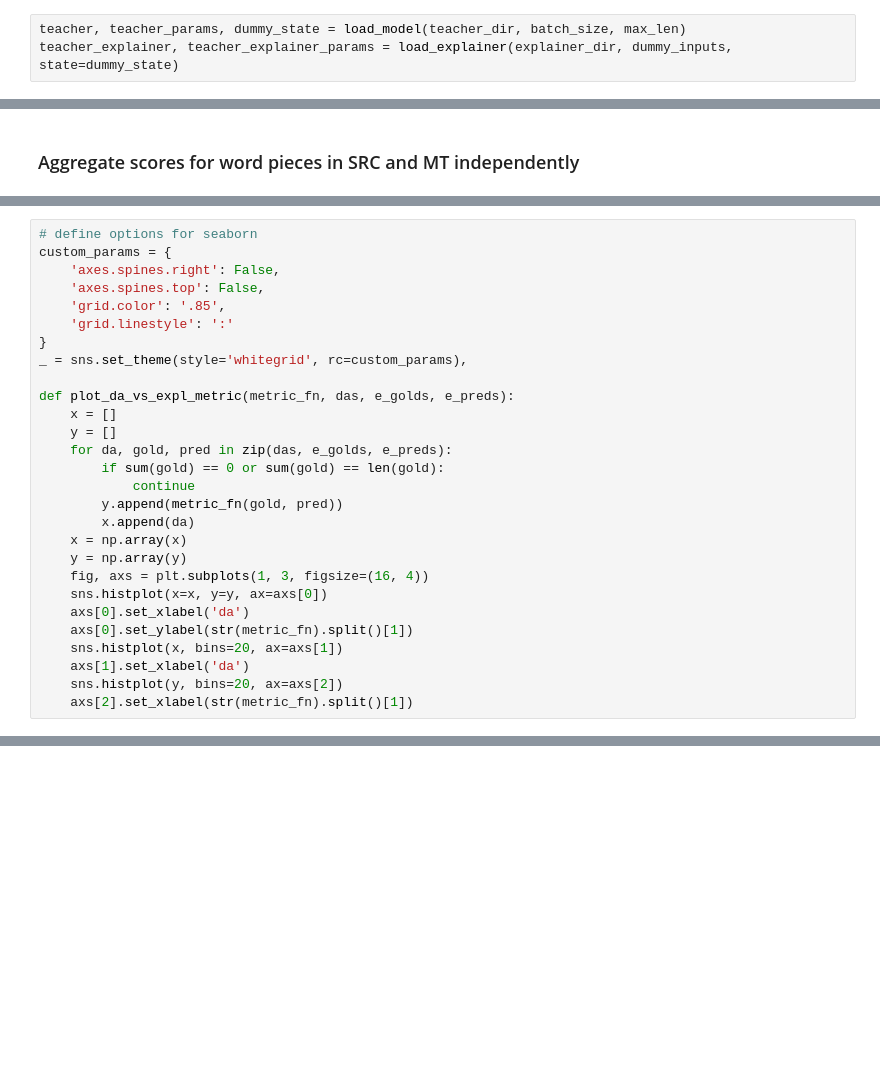
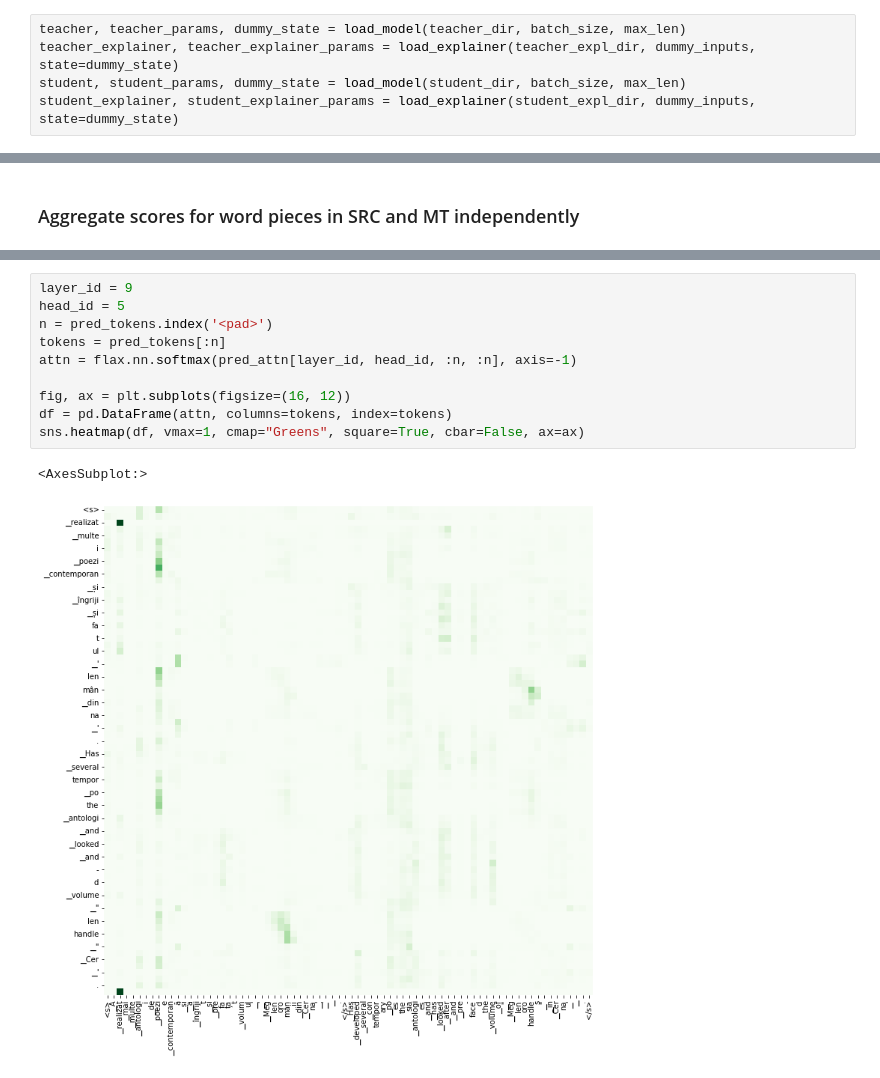
Before and after one commit to CoderPat/learning-scaffold, a Jupyter notebook: notebooks/investigate_explanations.ipynb, the cells around one changed output, grey strips where cells are left out. Cells and saved outputs as stored; diff of their text form; blank space fills up the shorter version.

```diff
--- a/notebooks/investigate_explanations.ipynb
+++ b/notebooks/investigate_explanations.ipynb
@@ -96,6 +140,8 @@ pad_id = tokenizer.pad_token_id
 # %%
 teacher, teacher_params, dummy_state = load_model(teacher_dir, batch_size, max_len)
-teacher_explainer, teacher_explainer_params = load_explainer(explainer_dir, dummy_inputs, state=dummy_state)
+teacher_explainer, teacher_explainer_params = load_explainer(teacher_expl_dir, dummy_inputs, state=dummy_state)
+student, student_params, dummy_state = load_model(student_dir, batch_size, max_len)
+student_explainer, student_explainer_params = load_explainer(student_expl_dir, dummy_inputs, state=dummy_state)
 # %% [markdown]
 ### look at the coefficients
 # %%
@@ -343,28 +230,0 @@ pred: Two soldiers were injured and brought to Tskinvali 's hospital for treatme
-# %%
-# define options for seaborn
-custom_params = {
-    'axes.spines.right': False,
-    'axes.spines.top': False,
-    'grid.color': '.85',
-    'grid.linestyle': ':'
-}
-_ = sns.set_theme(style='whitegrid', rc=custom_params),
-
-def plot_da_vs_expl_metric(metric_fn, das, e_golds, e_preds):
-    x = []
-    y = []
-    for da, gold, pred in zip(das, e_golds, e_preds):
-        if sum(gold) == 0 or sum(gold) == len(gold):
-            continue
-        y.append(metric_fn(gold, pred))
-        x.append(da)
-    x = np.array(x)
-    y = np.array(y)
-    fig, axs = plt.subplots(1, 3, figsize=(16, 4))
-    sns.histplot(x=x, y=y, ax=axs[0])
-    axs[0].set_xlabel('da')
-    axs[0].set_ylabel(str(metric_fn).split()[1])
-    sns.histplot(x, bins=20, ax=axs[1])
-    axs[1].set_xlabel('da')
-    sns.histplot(y, bins=20, ax=axs[2])
-    axs[2].set_xlabel(str(metric_fn).split()[1])
@@ -442,0 +278,13 @@ for layer_id in range(12):
+# %%
+layer_id = 9
+head_id = 5
+n = pred_tokens.index('<pad>')
+tokens = pred_tokens[:n]
+attn = flax.nn.softmax(pred_attn[layer_id, head_id, :n, :n], axis=-1)
+
+fig, ax = plt.subplots(figsize=(16, 12))
+df = pd.DataFrame(attn, columns=tokens, index=tokens)
+sns.heatmap(df, vmax=1, cmap="Greens", square=True, cbar=False, ax=ax)
+# %% [output]
+<AxesSubplot:>
+[figure, added]
```
Also changed, not shown: parts of 44 cells of this notebook, 6 other files.
